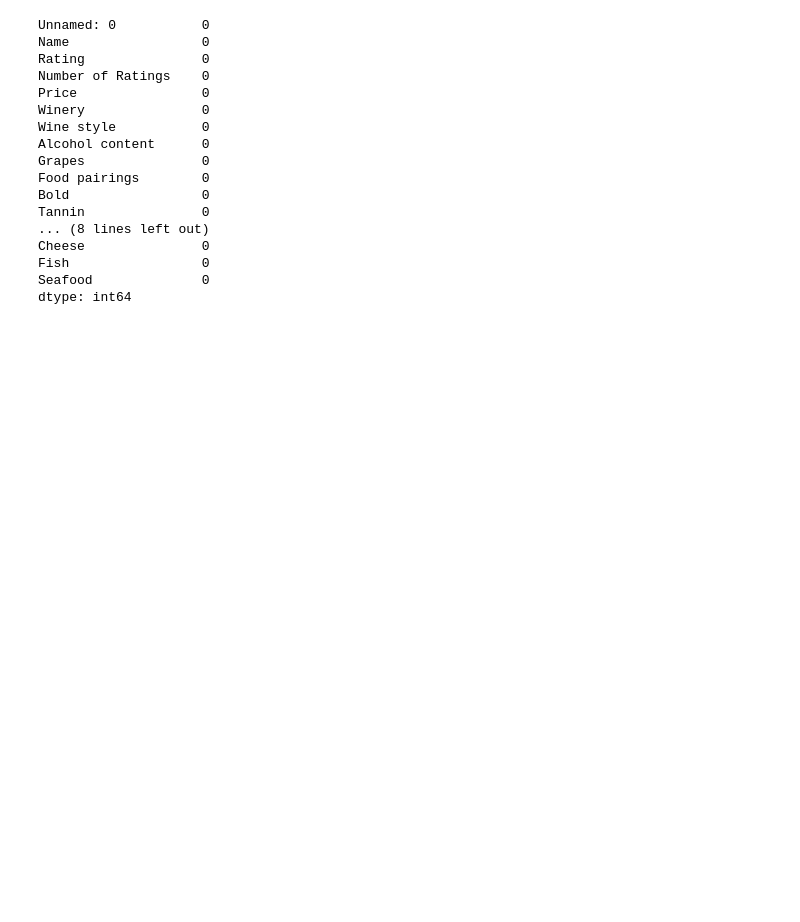
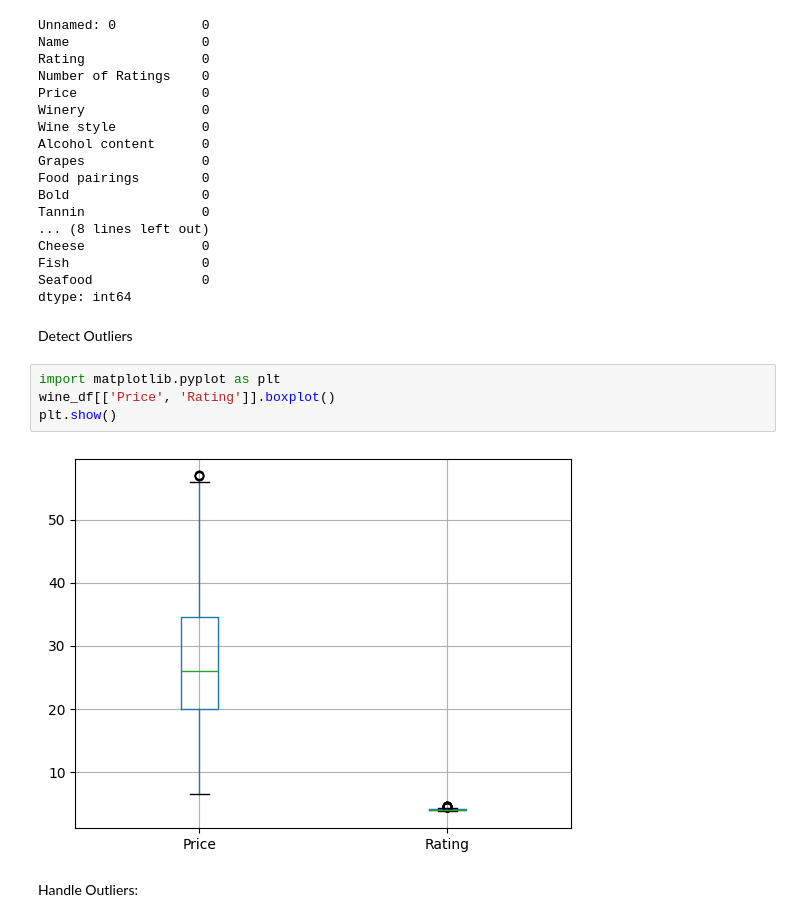
Before and after one commit to Vimukthixsandeepa/workshop_project, a Jupyter notebook: data_combine.ipynb, the cells around one changed output. Cells and saved outputs as stored; diff of their text form; blank space fills up the shorter version.

Commit message:
. Handle outliers and missing values

```diff
--- a/data_combine.ipynb
+++ b/data_combine.ipynb
@@ -183,3 +183,13 @@ Cheese               0
 Fish                 0
 Seafood              0
 dtype: int64
+# %% [markdown]
+ Detect Outliers
+# %%
+import matplotlib.pyplot as plt
+wine_df[['Price', 'Rating']].boxplot()
+plt.show()
+# %% [output]
+[figure, added]
+# %% [markdown]
+Handle Outliers:
```
Also changed, not shown: parts of 6 cells of this notebook.
